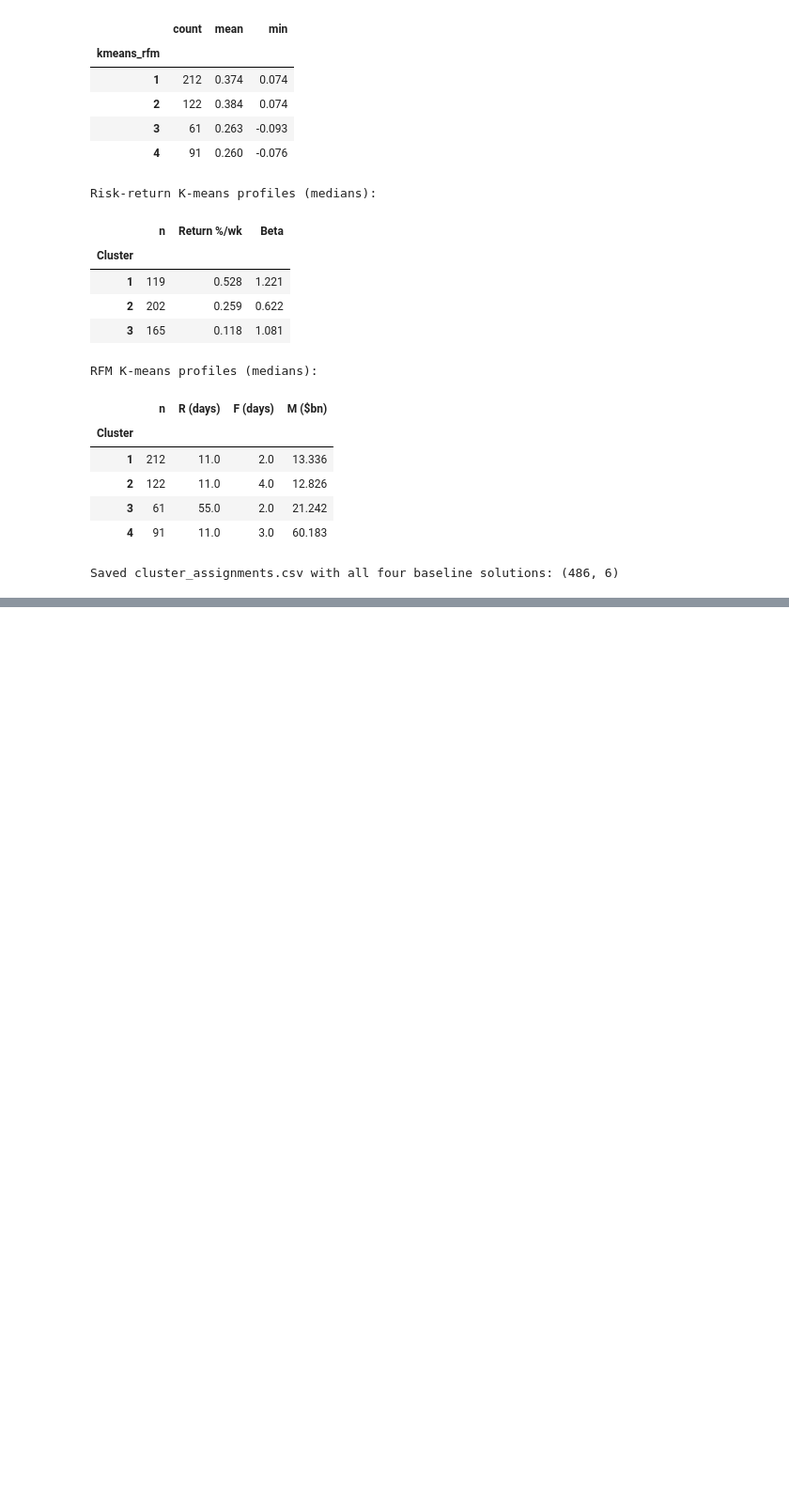
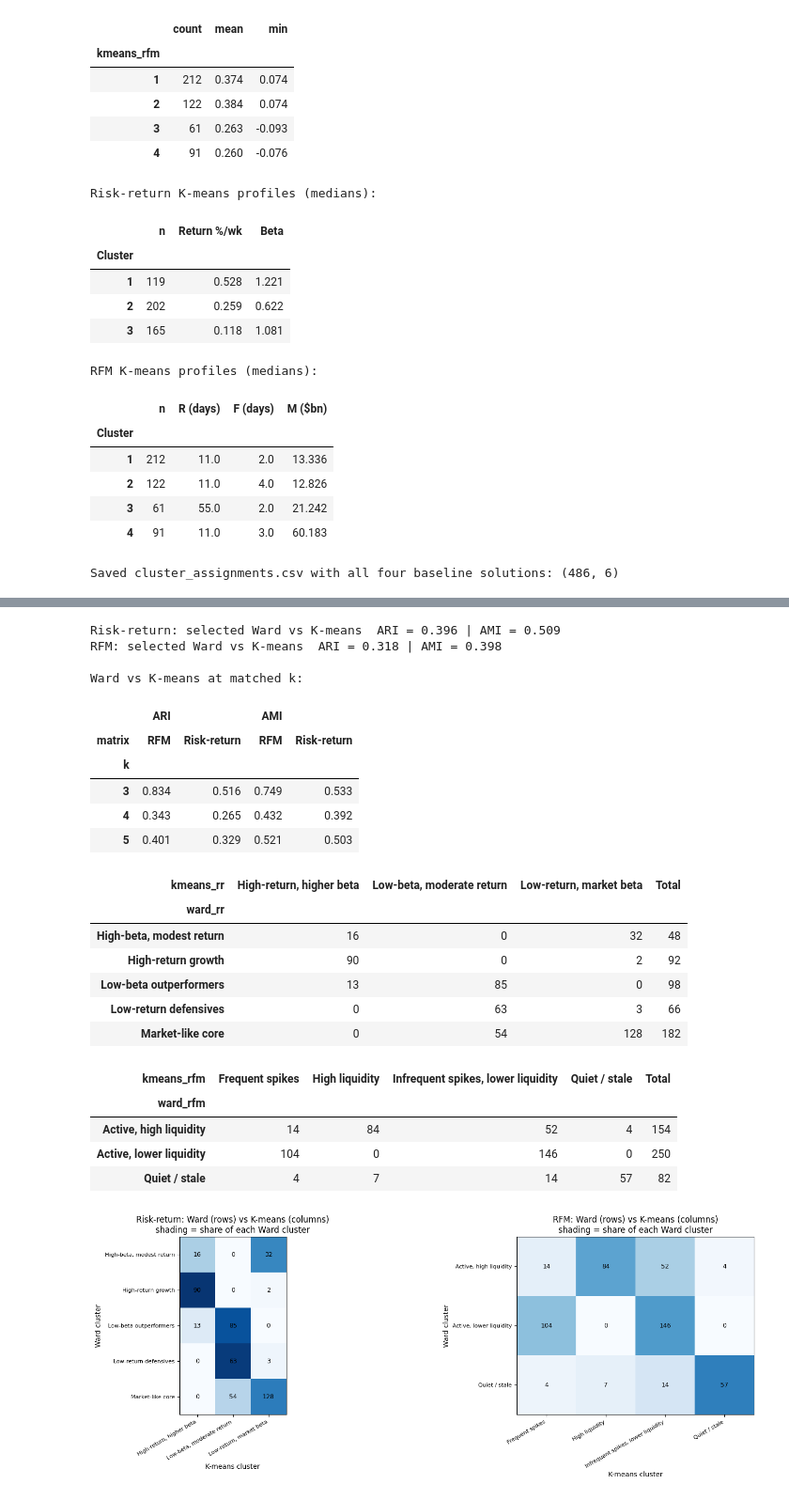
Before and after one commit to Dheena2411/CRM-CM-CW1, a Jupyter notebook: CRM&CM_CW1_T1_T2.ipynb, the cells around one changed output, grey strips where cells are left out. Shown at 94% size. Saved outputs shown, nothing was run; the diff lists cells and outputs as text; code cells hidden in the pictures; blank space fills up the shorter version.

```diff
--- a/CRM&CM_CW1_T1_T2.ipynb
+++ b/CRM&CM_CW1_T1_T2.ipynb
@@ -1380,0 +1487,62 @@ Saved cluster_assignments.csv with all four baseline solutions: (486, 6)
+# %%
+from sklearn.metrics import adjusted_mutual_info_score
+
+# 1. Agreement between the selected solutions
+for matrix, w, k in [("Risk-return", "ward_rr", "kmeans_rr"), ("RFM", "ward_rfm", "kmeans_rfm")]:
+    ari = adjusted_rand_score(cluster_assignments[w], cluster_assignments[k])
+    ami = adjusted_mutual_info_score(cluster_assignments[w], cluster_assignments[k])
+    print(f"{matrix}: selected Ward vs K-means  ARI = {ari:.3f} | AMI = {ami:.3f}")
+
+# 2. Like-for-like agreement at matched k (removes the effect of choosing different k)
+rows = []
+for k in [3, 4, 5]:
+    for matrix, Z, L in [("Risk-return", Z_rr, L_rr), ("RFM", Z_rfm, L_rfm)]:
+        w  = fcluster(L, k, "maxclust")
+        km = KMeans(n_clusters=k, n_init=50, random_state=SEED).fit_predict(Z)
+        rows.append({"matrix": matrix, "k": k,
+                     "ARI": adjusted_rand_score(w, km), "AMI": adjusted_mutual_info_score(w, km)})
+matched = pd.DataFrame(rows).pivot(index="k", columns="matrix", values=["ARI", "AMI"]).round(3)
+print("\nWard vs K-means at matched k:")
+display(matched)
+matched.to_csv("algorithm_agreement_matched_k.csv")
+
+# 3. Cross-tabulations of memberships (where shares move between algorithms)
+fig, axes = plt.subplots(1, 2, figsize=(17, 5.5), gridspec_kw={"width_ratios": [5, 4]})
+for ax, (matrix, w, k) in zip(axes, [("Risk-return", "ward_rr", "kmeans_rr"), ("RFM", "ward_rfm", "kmeans_rfm")]):
+    ct = pd.crosstab(named[w], named[k])
+    display(ct.assign(Total=ct.sum(axis=1)))
+    ax.imshow(ct.div(ct.sum(axis=1), axis=0), cmap="Blues", vmin=0, vmax=1)
+    ax.set_xticks(range(ct.shape[1]), ct.columns, rotation=30, ha="right", fontsize=8)
+    ax.set_yticks(range(ct.shape[0]), ct.index, fontsize=8)
+    for i in range(ct.shape[0]):
+        for j in range(ct.shape[1]):
+            ax.text(j, i, ct.iloc[i, j], ha="center", va="center", fontsize=9)
+    ax.set(title=f"{matrix}: Ward (rows) vs K-means (columns)\nshading = share of each Ward cluster",
+           xlabel="K-means cluster", ylabel="Ward cluster")
+plt.tight_layout()
+plt.savefig("fig_2_4_algorithm_crosstabs.png", dpi=150, bbox_inches="tight")
+plt.show()
+# %% [output]
+Risk-return: selected Ward vs K-means  ARI = 0.396 | AMI = 0.509
+RFM: selected Ward vs K-means  ARI = 0.318 | AMI = 0.398
+
+Ward vs K-means at matched k:
+|  | ARI |  | AMI |  |
+| matrix | RFM | Risk-return | RFM | Risk-return |
+| k |  |  |  |  |
+| 3 | 0.834 | 0.516 | 0.749 | 0.533 |
+| 4 | 0.343 | 0.265 | 0.432 | 0.392 |
+| 5 | 0.401 | 0.329 | 0.521 | 0.503 |
+| kmeans_rr | High-return, higher beta | Low-beta, moderate return | Low-return, market beta | Total |
+| ward_rr |  |  |  |  |
+| High-beta, modest return | 16 | 0 | 32 | 48 |
+| High-return growth | 90 | 0 | 2 | 92 |
+| Low-beta outperformers | 13 | 85 | 0 | 98 |
+| Low-return defensives | 0 | 63 | 3 | 66 |
+| Market-like core | 0 | 54 | 128 | 182 |
+| kmeans_rfm | Frequent spikes | High liquidity | Infrequent spikes, lower liquidity | Quiet / stale | Total |
+| ward_rfm |  |  |  |  |  |
+| Active, high liquidity | 14 | 84 | 52 | 4 | 154 |
+| Active, lower liquidity | 104 | 0 | 146 | 0 | 250 |
+| Quiet / stale | 4 | 7 | 14 | 57 | 82 |
+[figure, added]
```
Also changed, not shown: parts of 4 cells of this notebook.
